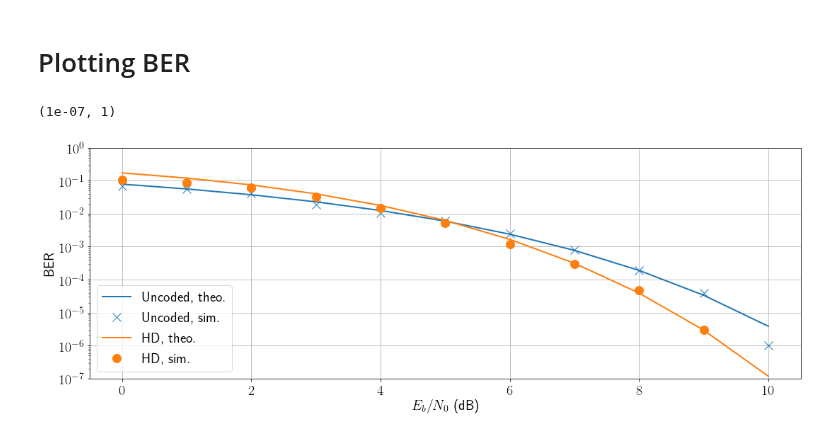
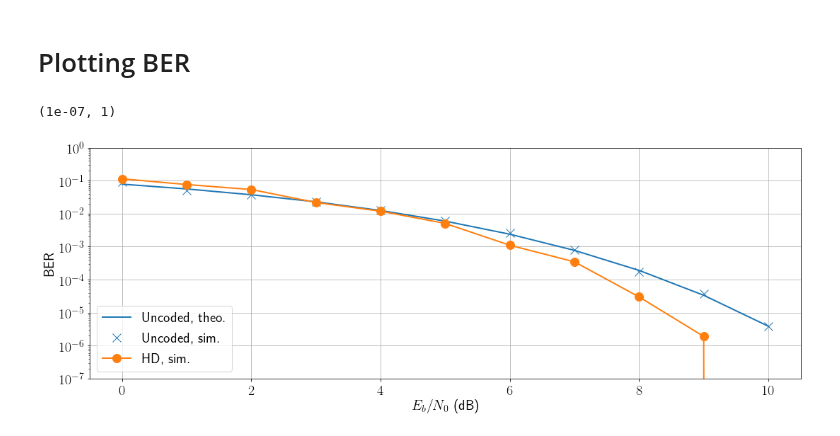
Before and after one commit to kit-cel/lecture-examples, a Jupyter notebook: nt1/vorlesung/4_kanalcodierung/block_coding.ipynb, the cells around one changed output. Saved outputs shown, nothing was run; the diff lists cells and outputs as text; code cells hidden in the pictures.

```diff
--- a/nt1/vorlesung/4_kanalcodierung/block_coding.ipynb
+++ b/nt1/vorlesung/4_kanalcodierung/block_coding.ipynb
@@ -21,7 +21,7 @@ import matplotlib
 # plotting options
 font = {'size'   : 20}
 plt.rc('font', **font)
-plt.rc('text', usetex=True)
+plt.rc('text', usetex=matplotlib.checkdep_usetex(True))
 
 matplotlib.rc('figure', figsize=(18, 6) )
 # %% [markdown]
@@ -30,7 +30,7 @@ matplotlib.rc('figure', figsize=(18, 6) )
 # max. numbers of errors and/or symbols
 # used as loop condition for the simulation
 max_errors = 1e2
-max_syms = 1e6
+max_syms = 1e7
 
 # Eb/N0
 EbN0_db_min = 0
@@ -493,41 +493,29 @@ Es/N0 planned (dB)=10.0
 # %%
 ###
 # theoretical ber for bpsk as on slides
 ###
 
 # NOTE: Q(x) = 1 - Phi( x )
 ber_bpsk_theo = 1 - stats.norm.cdf( np.sqrt( 2 * EbN0_range ) )
 
-# approximation of theoretical ber when using hard decision
-# [Friedrichs95, S. 93]
-t = int( (C_code.dmin - 1.)/2 )
-ber_bpsk_theo_coded = 1 - stats.norm.cdf( np.sqrt( 2 * EbN0_range * C_code.r ) )
-
-ber_coded_theo = np.zeros_like( EbN0_db_range, dtype=float )
-for _r in range( t+1, C_code.n + 1 ):
-    ber_coded_theo += np.min( (1, (_r+t)/C_code.k ) ) * \
-        special.binom( C_code.n, _r ) * ber_bpsk_theo_coded **_r * (1-ber_bpsk_theo_coded)**(C_code.n-_r)
-
 
 # plot theoretical curves first and use same color for simulated curve
 ax_bpsk = plt.plot( EbN0_db_range, ber_bpsk_theo, linewidth=2.0, label = "Uncoded, theo.")
 col_bpsk = ax_bpsk[0].get_color()
 plt.plot( EbN0_db_range, ber_bpsk, 'x', color=col_bpsk, linewidth=2.0, markersize = 12, label = "Uncoded, sim." )
 
 # plot theoretical curves first and use same color for simulated curve
-ax_coded = plt.plot( EbN0_db_range, ber_coded_theo, linewidth=2.0, label = "HD, theo.")
-col_coded = ax_coded[0].get_color()
-plt.plot( EbN0_db_range, ber_coded, 'o', color=col_coded, markersize = 12, linewidth=2.0, label = "HD, sim.")
+plt.plot( EbN0_db_range, ber_coded, '-o', markersize = 12, linewidth=2.0, label = "HD, sim.")
 
 
 plt.yscale('log')
 plt.grid(True)
 plt.legend(loc='lower left')
 
 plt.xlabel('$E_b/N_0$ (dB)')
 plt.ylabel('BER')
 
 plt.ylim( (1e-7, 1) )
 # %% [output]
 (1e-07, 1)
-[figure, old version]
+[figure, new version]
```
